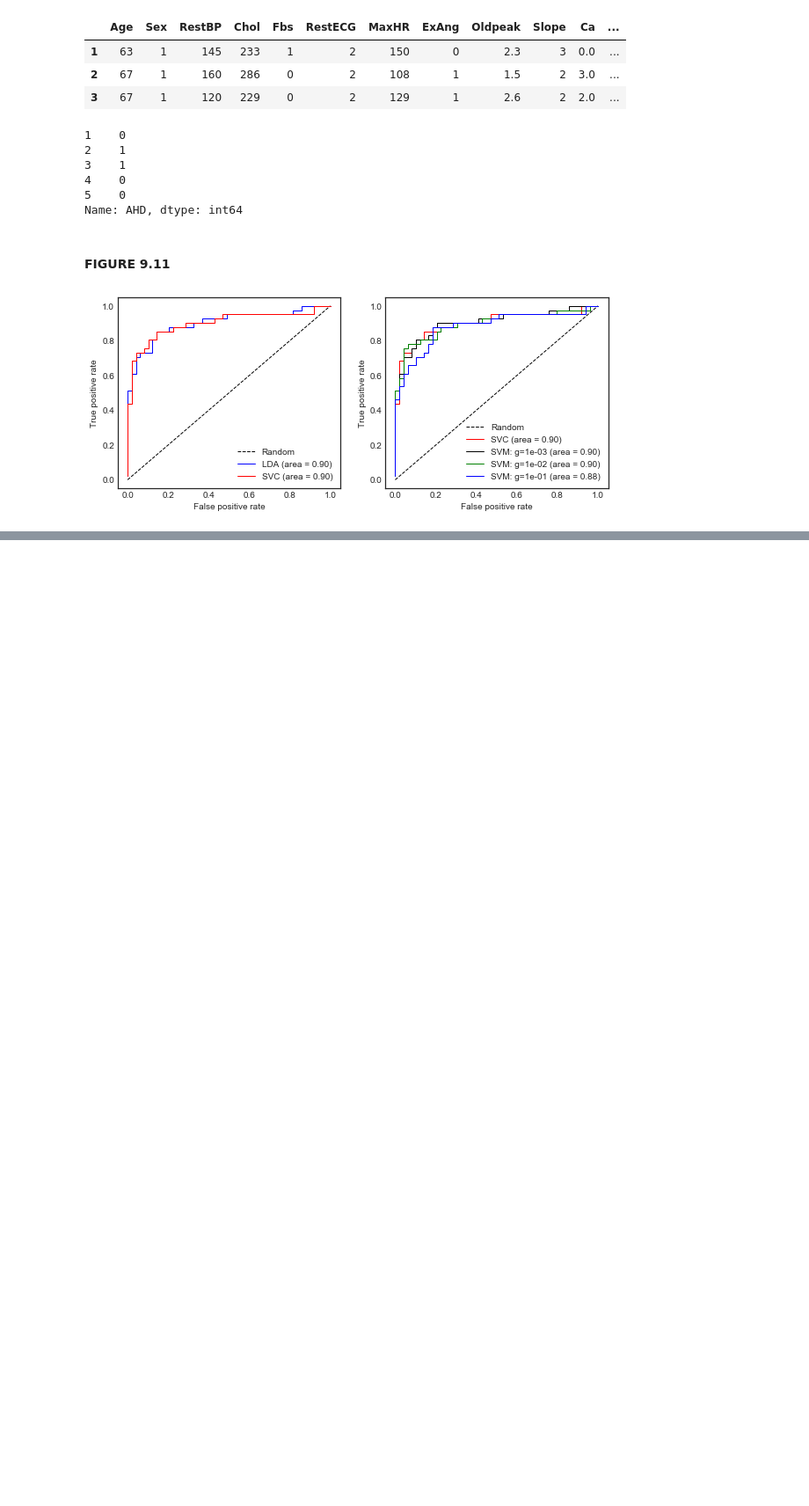
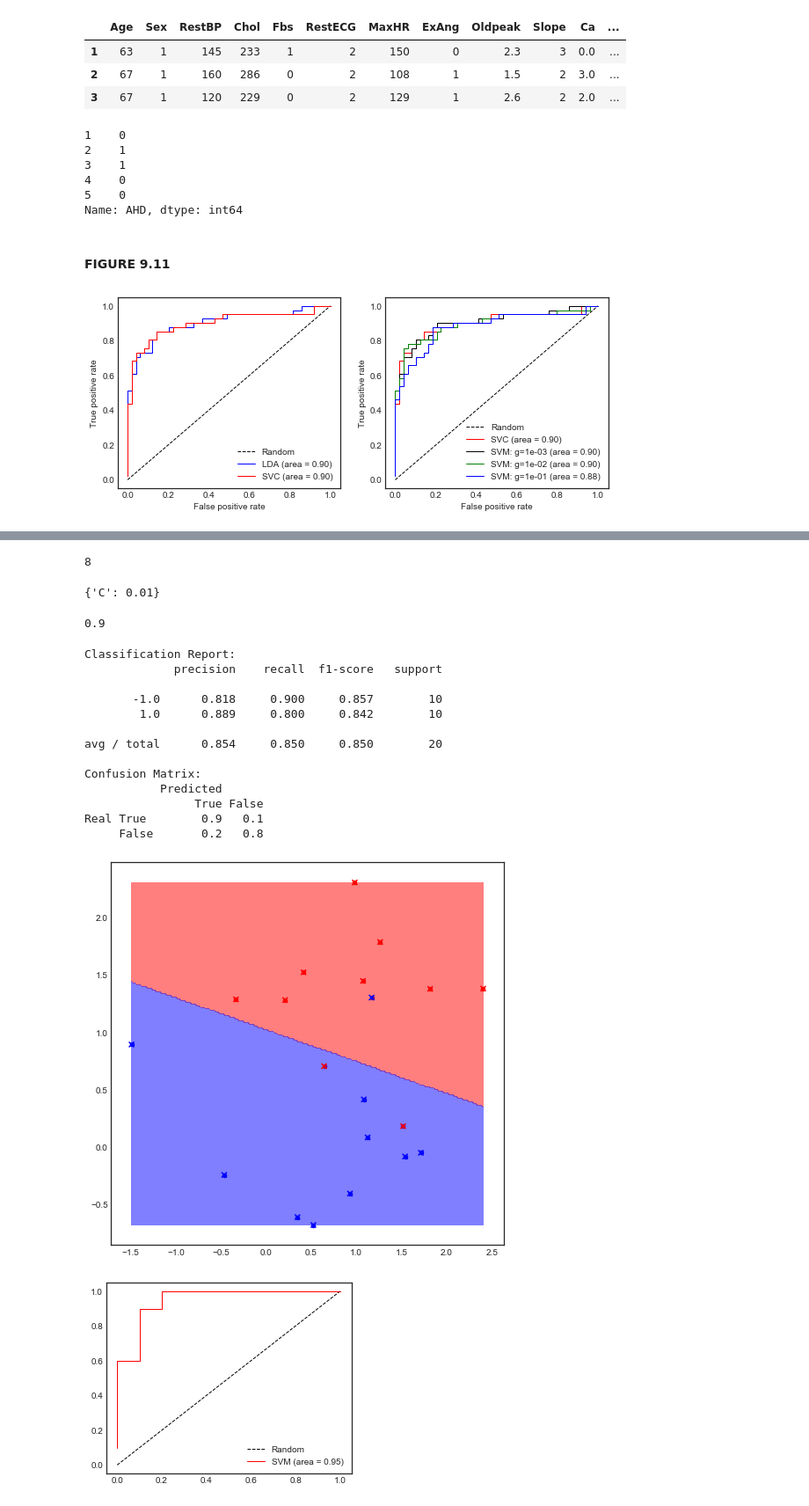
Before and after one commit to pedvide/ISLR_Python, a Jupyter notebook: Chapter9_Support_Vector_Machines.ipynb, the cells around one changed output, grey strips where cells are left out. Shown at 88% size. Drawn from its saved outputs; the diff is of its cells as text; code cells hidden in the pictures; blank space fills up the shorter version.

```diff
--- a/Chapter9_Support_Vector_Machines.ipynb
+++ b/Chapter9_Support_Vector_Machines.ipynb
@@ -114,0 +147,51 @@ for ax in [ax1, ax2]:
+# %%
+len(support_vecs)
+# %% [output]
+8
+# %%
+# Set up possible values of parameters to optimize over
+p_grid = {'C': np.logspace(-2, 1, 50)}
+
+clf = SVC(kernel='linear')
+
+# Parameter search and scoring
+grid_search = GridSearchCV(estimator=clf, param_grid=p_grid, cv=10, scoring='roc_auc', n_jobs=-1)
+grid_search.fit(X, y)
+grid_search.best_params_
+# %% [output]
+{'C': 0.01}
+# %%
+grid_search.best_score_
+# %% [output]
+0.9
+# %%
+ax = classification_helper.plot_classification(grid_search, X, (y+1)/2)
+support_vecs = grid_search.best_estimator_.support_vectors_
+ax.scatter(support_vecs[:, 0], support_vecs[:, 1], marker='x', c=['b' if val==-1 else 'r' for val in y[grid_search.best_estimator_.support_]])
+handles, labels = ax.get_legend_handles_labels()
+
+classification_helper.print_classification_statistics(grid_search, X, y)
+y_pred_SVC = grid_search.decision_function(X)
+*roc_SVC, _ = roc_curve(y, y_pred_SVC)
+roc_auc_SVC = auc(*roc_SVC)
+
+fig, ax = plt.subplots(1, 1, figsize=(5,4))
+ax.plot(np.linspace(0, 1.0, 100), np.linspace(0, 1.0, 100), color='black', linestyle='--', lw=1, label='Random')
+ax.plot(*roc_SVC, color='red', lw=1, label=f'SVC (area = {roc_auc_SVC:0.2f})')
+ax.legend();
+# %% [output]
+Classification Report:
+             precision    recall  f1-score   support
+
+       -1.0      0.818     0.900     0.857        10
+        1.0      0.889     0.800     0.842        10
+
+avg / total      0.854     0.850     0.850        20
+
+Confusion Matrix:
+           Predicted
+                True False
+Real True        0.9   0.1
+     False       0.2   0.8
+[figure, added]
+[figure, added]
```
Also changed, not shown: parts of 10 cells of this notebook.
